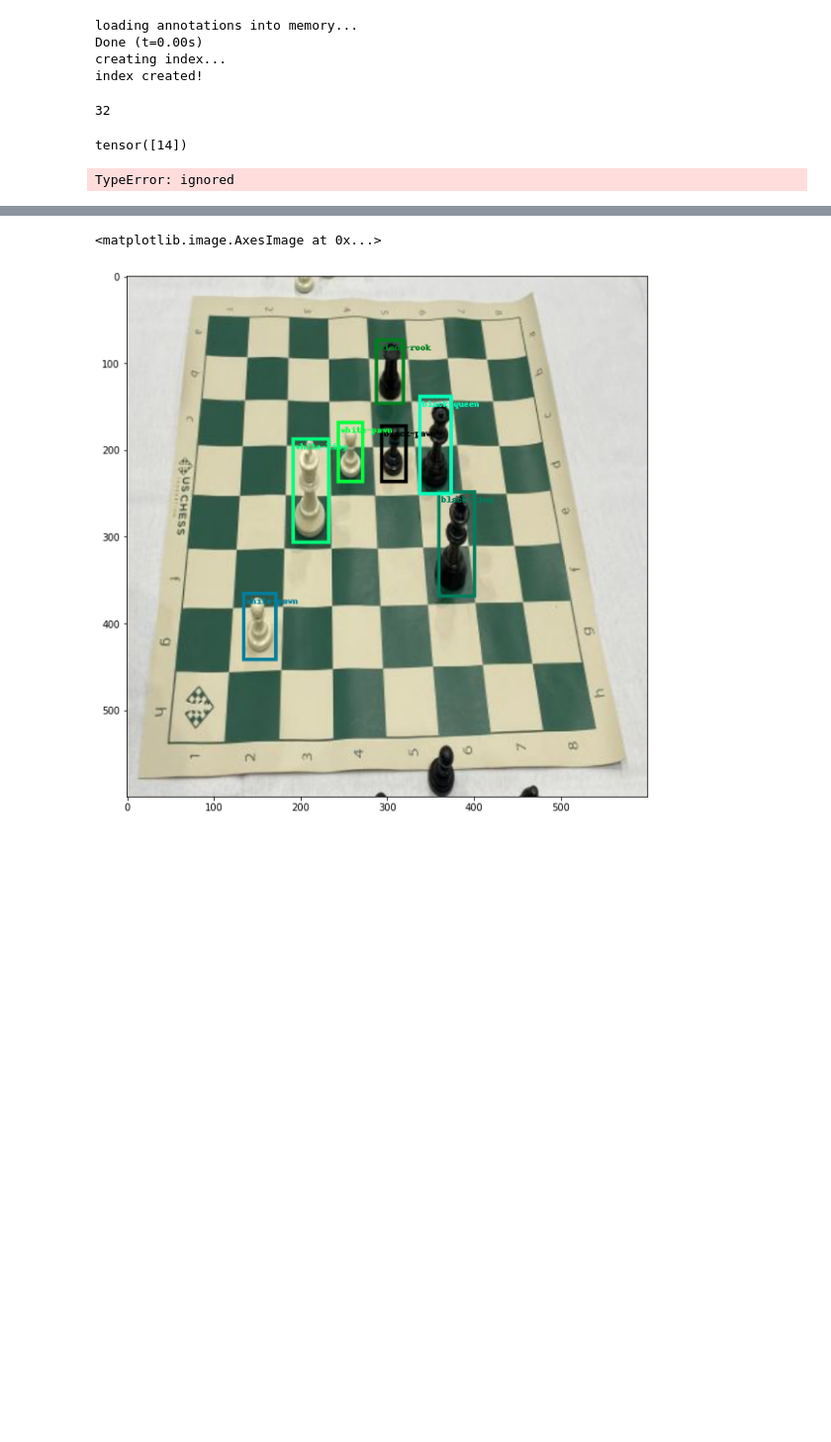
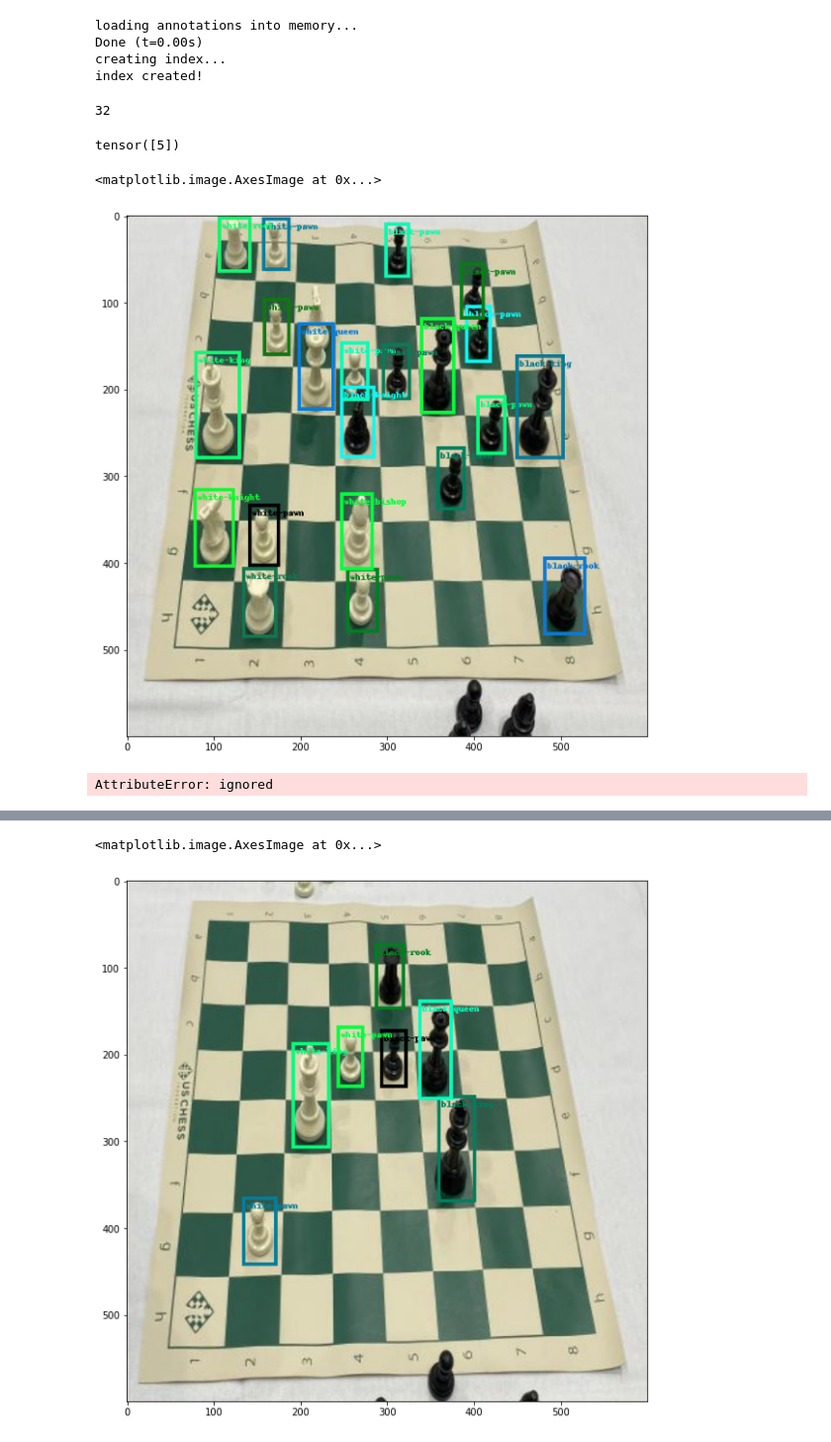
Before and after one commit to PatrizioPerugini/MOD_VISIOPE, a Jupyter notebook: proj_vision.ipynb, the cells around one changed output, grey strips where cells are left out. Shown at 99% size. Cells and saved outputs as stored; diff of their text form; code cells hidden in the pictures; blank space fills up the shorter version.

Commit message:
Creato con Colaboratory

```diff
--- a/proj_vision.ipynb
+++ b/proj_vision.ipynb
@@ -480,22 +634,42 @@ index created!
 # %%
 i =torch.randint(1,28,(1,))
+#23 bella
 print(i)
-#img, _ = test_dataset[i]
-img, _ = test_dataset[16]
+img, _ = test_dataset[i]
+#img, _ = test_dataset[26]
 #22 - 26
 img_int = torch.tensor(img*255, dtype=torch.uint8)
 
 
 #since we don't have to compute the loss we don't require the gradients to be computed
 with torch.no_grad():
     prediction = model([img.to(device)])
     pred = prediction[0]
 
 fig = plt.figure(figsize=(14, 10))
 plt.imshow(draw_bounding_boxes(img_int,
     pred['boxes'][pred['scores'] > 0.8],
     [classes[i] for i in pred['labels'][pred['scores'] > 0.8].tolist()], width=4
 ).permute(1, 2, 0))
 # %% [output]
-tensor([14])
+tensor([5])
-TypeError: ignored
+<matplotlib.image.AxesImage at 0x...>
+[figure, added]
+# %%
+#VIDEO CAPTURING FOR REAL TIME APPLICATIONS
+from google.colab.patches import cv2_imshow
+cap = cv2.VideoCapture('/content/MOD_VISIOPE/video_prova.mp4')#MOV
+
+count = 0
+while cap.isOpened():
+    ret,frame = cap.read()
+    cv2_imshow(frame)
+    cv2.imwrite("frame%d.jpg" % count, frame)
+    count = count + 1
+    if cv2.waitKey(10) & 0xFF == ord('q'):
+        break
+
+cap.release()
+cv2.destroyAllWindows() # destroy all opened windows
+# %% [output]
+AttributeError: ignored
```
Also changed, not shown: parts of 22 cells of this notebook.
